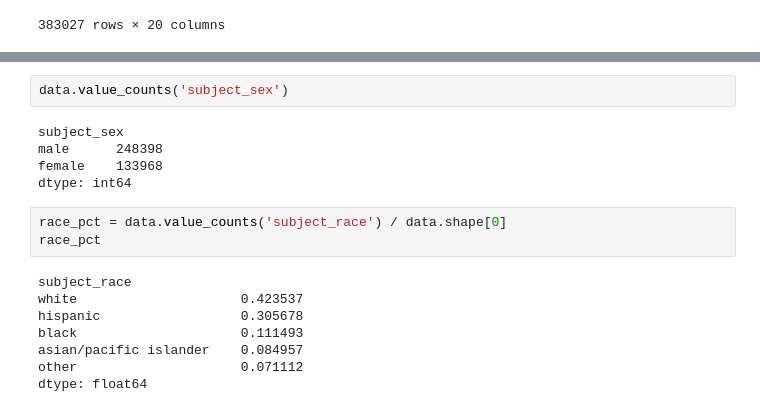
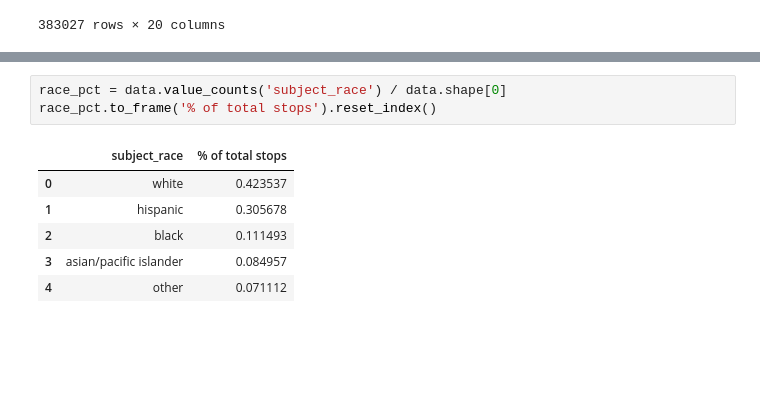
Before and after one commit to j1u/dsc167paper1, a Jupyter notebook: parity.ipynb, the cells around one changed output, grey strips where cells are left out. Cells and saved outputs as stored; diff of their text form; blank space fills up the shorter version.

```diff
--- a/parity.ipynb
+++ b/parity.ipynb
@@ -33,19 +29,11 @@ dtype: int64
-# %%
-data.value_counts('subject_sex')
-# %% [output]
-subject_sex
-male      248398
-female    133968
-dtype: int64
 # %%
 race_pct = data.value_counts('subject_race') / data.shape[0]
-race_pct
+race_pct.to_frame('% of total stops').reset_index()
 # %% [output]
-subject_race
-white                     0.423537
-hispanic                  0.305678
-black                     0.111493
-asian/pacific islander    0.084957
-other                     0.071112
-dtype: float64
+|  | subject_race | % of total stops |
+| 0 | white | 0.423537 |
+| 1 | hispanic | 0.305678 |
+| 2 | black | 0.111493 |
+| 3 | asian/pacific islander | 0.084957 |
+| 4 | other | 0.071112 |
 # %%
```
Also changed, not shown: parts of 22 cells of this notebook.
